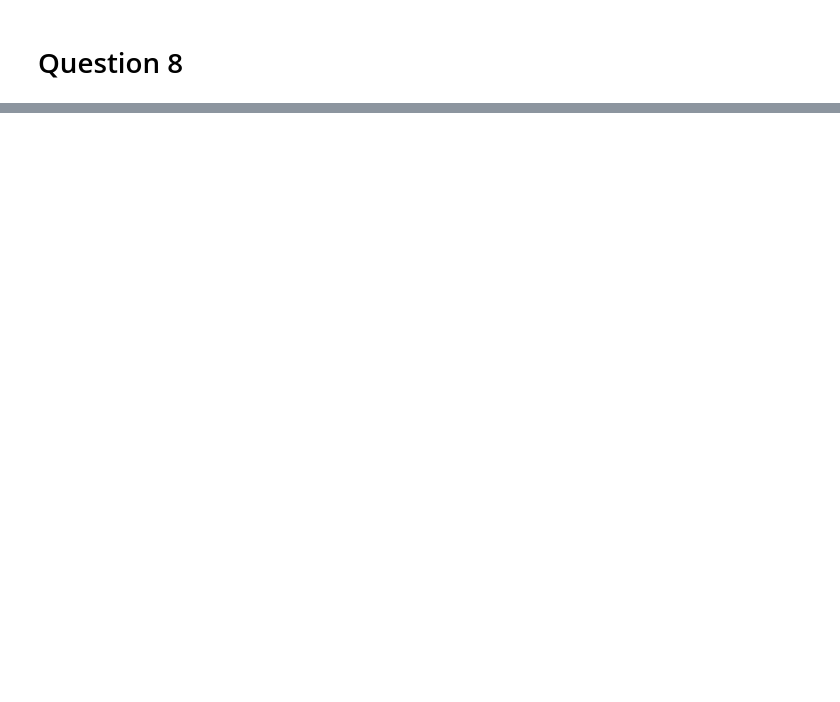
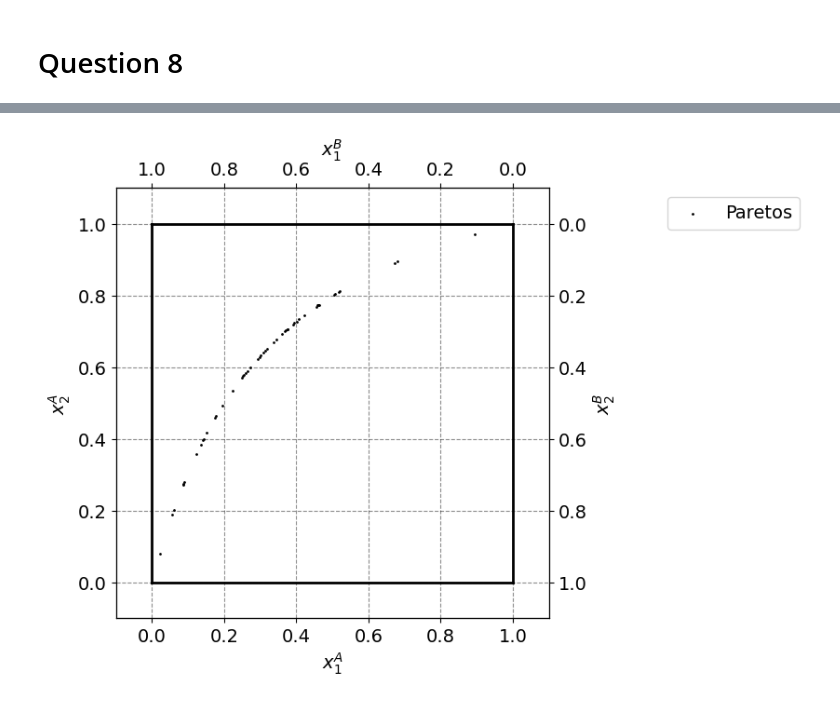
Before and after one commit to NumEconCopenhagen/projects-2024-malik-og-mads, a Jupyter notebook: inauguralproject/InauguralProject2024.ipynb, the cells around one changed output, grey strips where cells are left out. Saved outputs shown, nothing was run; the diff lists cells and outputs as text; code cells hidden in the pictures; blank space fills up the shorter version.

```diff
--- a/inauguralproject/InauguralProject2024.ipynb
+++ b/inauguralproject/InauguralProject2024.ipynb
@@ -299,0 +247,17 @@ Optimal xB2: 0.36
+# %%
+from scipy import optimize
+import numpy as np
+
+def uA(p1):
+    return model.utility_A(1-model.demand_B(p1)[0],1-model.demand_B(p1)[1])
+
+obj_func = lambda p1: -uA(p1)
+res = optimize.minimize(obj_func, p1_optimal, method="Nelder-Mead",
+                        bounds=[(0, np.inf)])
+
+print("The resulting allocation maximizing agent A's utility with prices in P1 is:")
+print(f"xA1 = {xA1_optimal:.8f}, xA2 = {xA2_optimal:.8f}")
+print(f"Utility for agent A:  {-res.fun:.8f}")
+print(f"Price 1: {res.x[0]:.8f}")
+print(f"Optimal xB1: {xB1_optimal:.2f}")
+print(f"Optimal xB2: {xB2_optimal:.2f}")
@@ -505,0 +431,58 @@ plt.show()
+# %%
+#8
+np.random.seed(4444)
+N2 = 50
+
+w1A = np.random.uniform(low=0, high=1, size=N2)
+w2A = np.random.uniform(low=0, high=1, size=N2)
+
+wlist = (zip(w1A, w2A))
+
+initial_guess=1
+bounds=[(0,np.inf)]
+
+newxlist=[]
+for w1A, w2A in wlist:
+    res = optimize.minimize(
+        lambda x: np.abs(model.marketclearnew(x,w1A,w2A)),initial_guess,
+        method='Nelder-Mead',bounds=bounds
+    )
+    newxlist.append(tuple(map(float, model.newdemand_A(res.x[0],w1A,w2A))))
+
+newx1list, newx2list = zip(*newxlist)
+
+w1bar = 1.0
+w2bar = 1.0
+
+# b. figure set up
+fig = plt.figure(frameon=False,figsize=(6,6), dpi=100)
+ax_A = fig.add_subplot(1, 1, 1)
+
+ax_A.set_xlabel("$x_1^A$")
+ax_A.set_ylabel("$x_2^A$")
+
+temp = ax_A.twinx()
+temp.set_ylabel("$x_2^B$")
+ax_B = temp.twiny()
+ax_B.set_xlabel("$x_1^B$")
+ax_B.invert_xaxis()
+ax_B.invert_yaxis()
+
+# A
+#ax_A.scatter(par.w1A,par.w2A,marker='s',color='black',label='Endowment')
+ax_A.scatter(newx1list,newx2list,marker='o',color='black',s=1,label='Paretos')
+
+# limits
+ax_A.plot([0,w1bar],[0,0],lw=2,color='black')
+ax_A.plot([0,w1bar],[w2bar,w2bar],lw=2,color='black')
+ax_A.plot([0,0],[0,w2bar],lw=2,color='black')
+ax_A.plot([w1bar,w1bar],[0,w2bar],lw=2,color='black')
+
+ax_A.set_xlim([-0.1, w1bar + 0.1])
+ax_A.set_ylim([-0.1, w2bar + 0.1])
+ax_B.set_xlim([w1bar + 0.1, -0.1])
+ax_B.set_ylim([w2bar + 0.1, -0.1])
+
+ax_A.legend(frameon=True,loc='upper right',bbox_to_anchor=(1.6,1.0));
+# %% [output]
+[figure, added]
```
Also changed, not shown: parts of 5 cells of this notebook, 2 other files.
